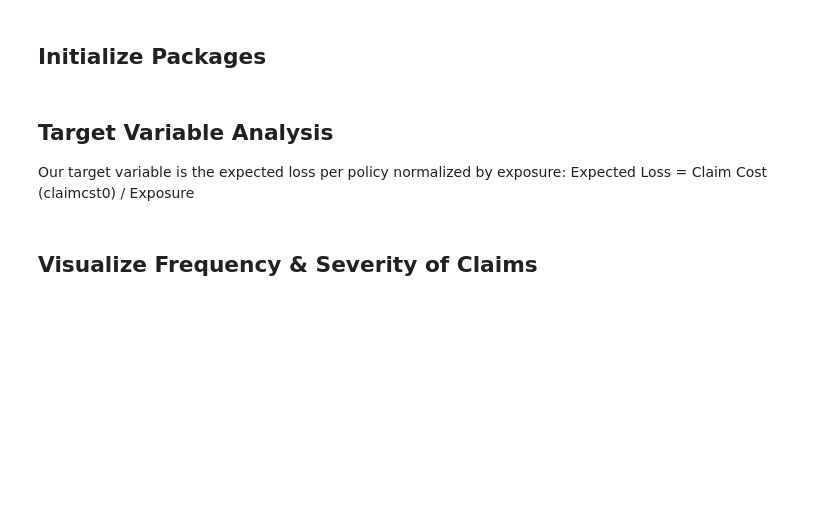
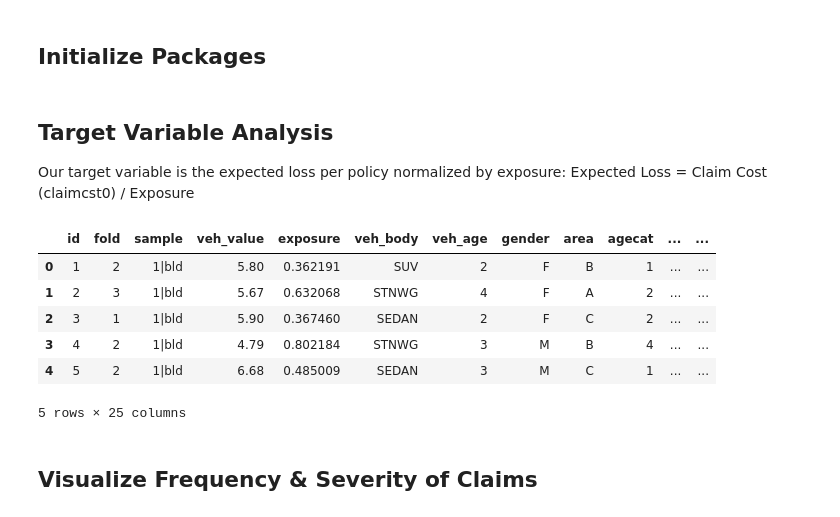
Before and after one commit to adervesh03/Hawkeye-Datathon-2025, a Jupyter notebook: backend/data_exploration.ipynb, the cells around one changed output. Cells and saved outputs as stored; diff of their text form; code cells hidden in the pictures; blank space fills up the shorter version.

```diff
--- a/backend/data_exploration.ipynb
+++ b/backend/data_exploration.ipynb
@@ -22,6 +24,16 @@ Our target variable is the expected loss per policy normalized by exposure: Expe
 # %%
 model_data = pd.read_csv('../backend/model_data.csv')
 inference_data = pd.read_csv('../backend/inference_data.csv')
+# %%
+model_data.head()
+# %% [output]
+|  | id | fold | sample | veh_value | exposure | veh_body | veh_age | gender | area | agecat | ... | ... |
+| 0 | 1 | 2 | 1|bld | 5.80 | 0.362191 | SUV | 2 | F | B | 1 | ... | ... |
+| 1 | 2 | 3 | 1|bld | 5.67 | 0.632068 | STNWG | 4 | F | A | 2 | ... | ... |
+| 2 | 3 | 1 | 1|bld | 5.90 | 0.367460 | SEDAN | 2 | F | C | 2 | ... | ... |
+| 3 | 4 | 2 | 1|bld | 4.79 | 0.802184 | STNWG | 3 | M | B | 4 | ... | ... |
+| 4 | 5 | 2 | 1|bld | 6.68 | 0.485009 | SEDAN | 3 | M | C | 1 | ... | ... |
+5 rows × 25 columns
 # %%
 model_data['expected_loss'] = model_data['claimcst0'] / model_data['exposure']
 # %% [markdown]
```
Also changed, not shown: parts of 5 cells of this notebook.
